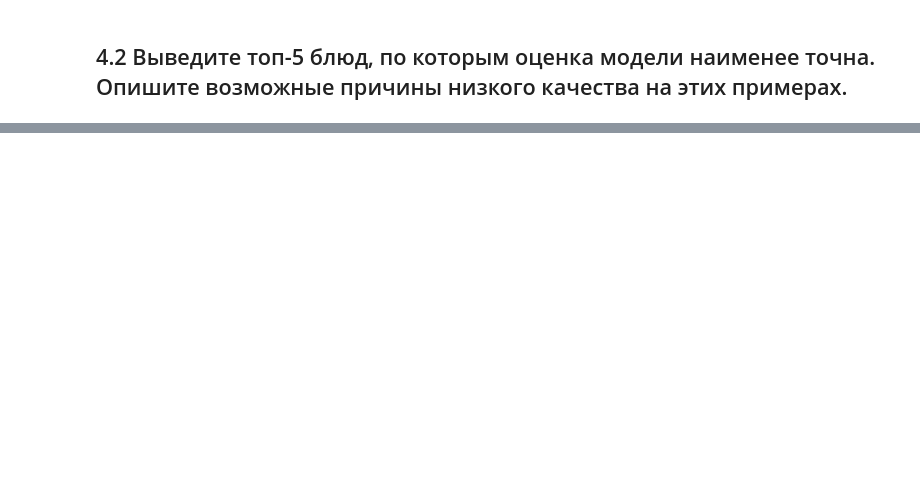
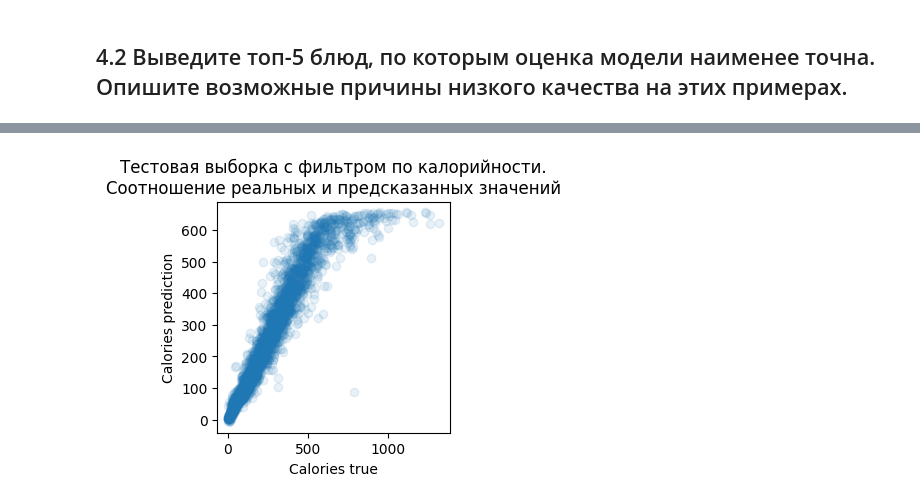
Before and after one commit to russele7/practicum_dle_sprint_4, a Jupyter notebook: solution.ipynb, the cells around one changed output, grey strips where cells are left out. Drawn from its saved outputs; the diff is of its cells as text; code cells hidden in the pictures; blank space fills up the shorter version.

```diff
--- a/solution.ipynb
+++ b/solution.ipynb
@@ -283,2 +323,11 @@ df
+# %%
+plt.figure(figsize=(3, 3))
+plt.scatter(x=df_tmp['y_true'], y=df_tmp['y_predict'], alpha=0.1)
+plt.xlabel('Calories true')
+plt.ylabel('Calories prediction')
+plt.title('Тестовая выборка с фильтром по калорийности.\nСоотношение реальных и предсказанных значений')
+plt.show()
+# %% [output]
+[figure, added]
 # %%
 print(f'ТОП 5 блюд с наихудшим предсказанием')
```
Also changed, not shown: parts of 10 cells of this notebook, 1 other file.
